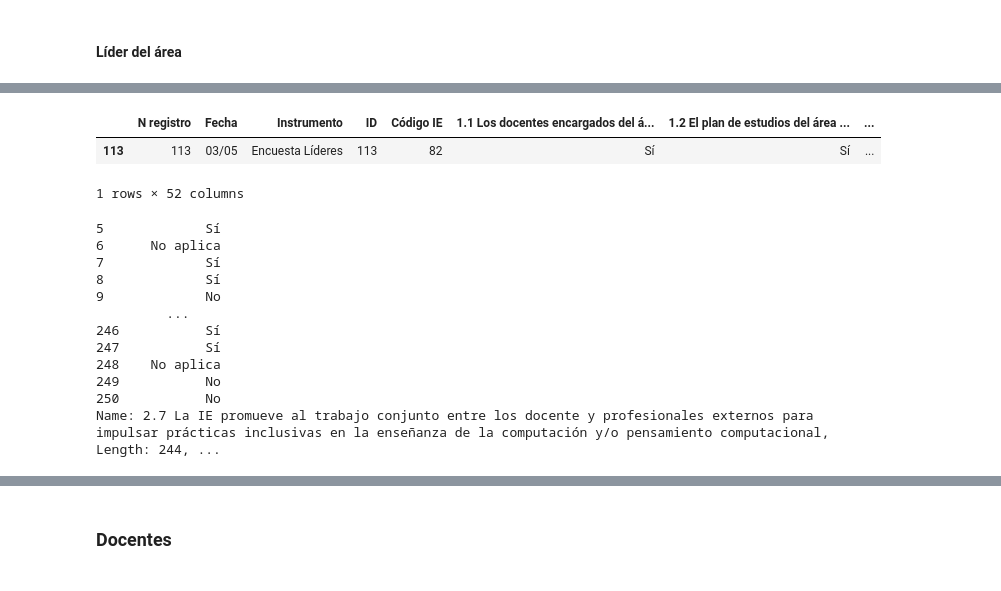
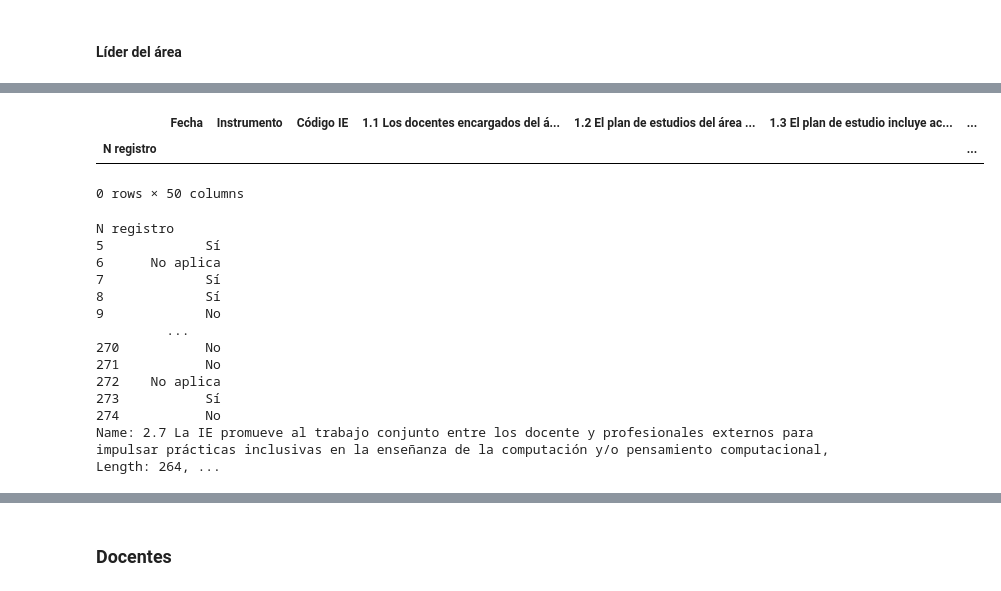
Before and after one commit to Grupo-Informatica-Educativa/CFK2022, a Jupyter notebook: utils/cleaners/Marco_consolidacion/consolidacion_D1.ipynb, the cells around one changed output, grey strips where cells are left out. Cells and saved outputs as stored; diff of their text form; code cells hidden in the pictures.

```diff
--- a/utils/cleaners/Marco_consolidacion/consolidacion_D1.ipynb
+++ b/utils/cleaners/Marco_consolidacion/consolidacion_D1.ipynb
@@ -199,7 +199,7 @@ plan1_d1
 # %% [markdown]
 #### Líder del área
 # %%
-plan2 = pd.read_excel(ruta_git/'data/descargables/LiderCFK.xlsx', index_col=0)
+plan2 = pd.read_excel(ruta_git/'data/descargables/LideresCFK.xlsx', index_col=0)
 plan2 = plan2.dropna(subset='1.1 Los docentes encargados del área son los responsables de definir lo que se enseña')
 plan2[plan2.filter(regex=r'^1.').columns.tolist()] = plan2[plan2.filter(regex=r'^1.').columns.tolist()].fillna("No")
 print(plan2.shape)
@@ -216,24 +238,25 @@ plan2.head()
 # %%
-plan2[plan2['Código IE']==82]
+plan2[plan2['Código IE']==1]
 # %% [output]
-|  | N registro | Fecha | Instrumento | ID | Código IE | 1.1 Los docentes encargados del á... | 1.2 El plan de estudios del área ... | ... |
-| 113 | 113 | 03/05 | Encuesta Líderes | 113 | 82 | Sí | Sí | ... |
+|  | Fecha | Instrumento | Código IE | 1.1 Los docentes encargados del á... | 1.2 El plan de estudios del área ... | 1.3 El plan de estudio incluye ac... | ... |
+| N registro |  |  |  |  |  |  | ... |
-1 rows × 52 columns
+0 rows × 50 columns
 # %%
 plan2['2.7 La IE promueve al trabajo conjunto entre los docente y profesionales externos para impulsar prácticas inclusivas en la enseñanza de la computación y/o pensamiento computacional']
 # %% [output]
+N registro
 5             Sí
 6      No aplica
 7             Sí
 8             Sí
 9             No
          ...
-246           Sí
-247           Sí
-248    No aplica
-249           No
-250           No
-Name: 2.7 La IE promueve al trabajo conjunto entre los docente y profesionales externos para impulsar prácticas inclusivas en la enseñanza de la computación y/o pensamiento computacional, Length: 244, ...
+270           No
+271           No
+272    No aplica
+273           Sí
+274           No
+Name: 2.7 La IE promueve al trabajo conjunto entre los docente y profesionales externos para impulsar prácticas inclusivas en la enseñanza de la computación y/o pensamiento computacional, Length: 264, ...
 # %%
 cols_plan2_d1 = {
     '1.1 Los docentes encargados del área son los responsables de definir lo que se enseña':{
```
Also changed, not shown: parts of 18 cells of this notebook, 18 other files.
